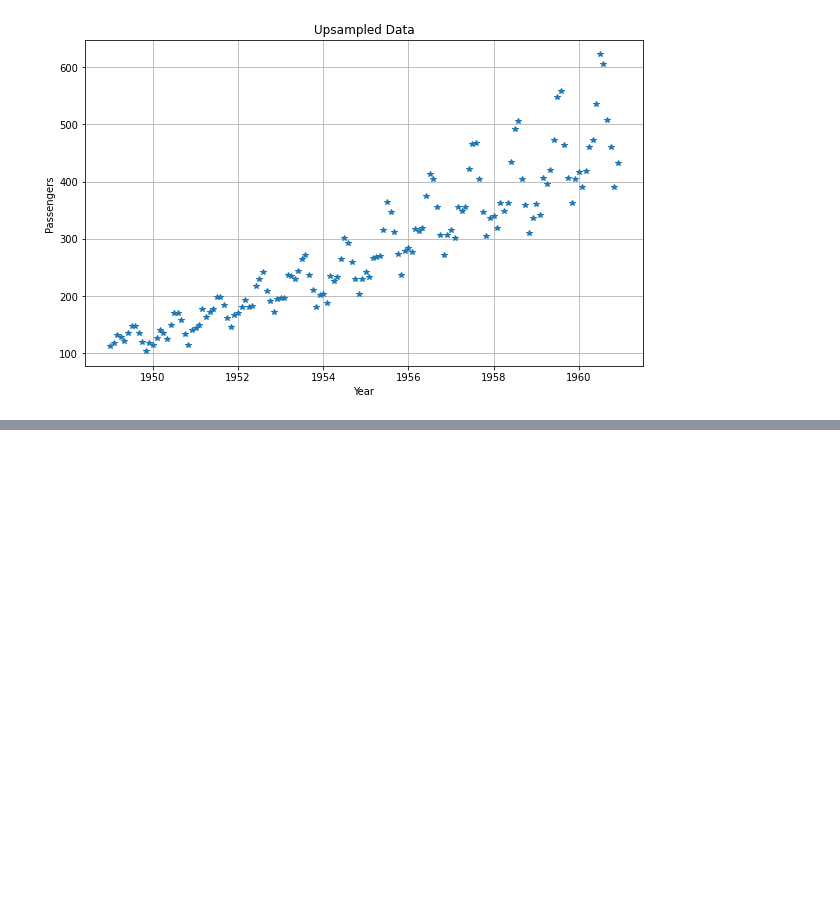
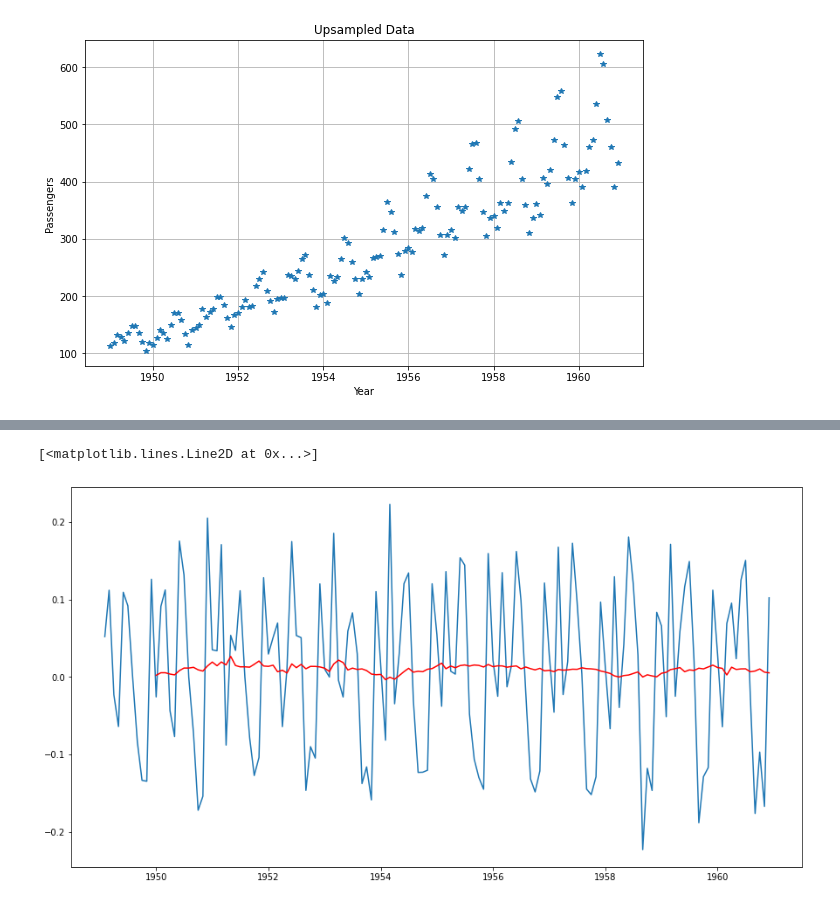
Before and after one commit to quadri-olamilekan/Hamoye, a Jupyter notebook: Wrangling_Time_Series_Data.ipynb, the cells around one changed output, grey strips where cells are left out. Drawn from its saved outputs; the diff is of its cells as text; code cells hidden in the pictures; blank space fills up the shorter version.

```diff
--- a/Wrangling_Time_Series_Data.ipynb
+++ b/Wrangling_Time_Series_Data.ipynb
@@ -90,0 +132,10 @@ MA = df_MA['Passengers'].rolling(12).mean()
+# %%
+#Convert time series to stationary by removing trend and seasonality
+#Transformation and Differencing
+df_log = np.log(df)
+df_diff = df_log.diff(periods= 1 )
+plt.plot(df_diff.index, df_diff.Passengers, '-' )
+plt.plot(df_diff.rolling( 12 ).mean(), color= 'red' )
+# %% [output]
+[<matplotlib.lines.Line2D at 0x...>]
+[figure, added]
```
Also changed, not shown: parts of 4 cells of this notebook.
